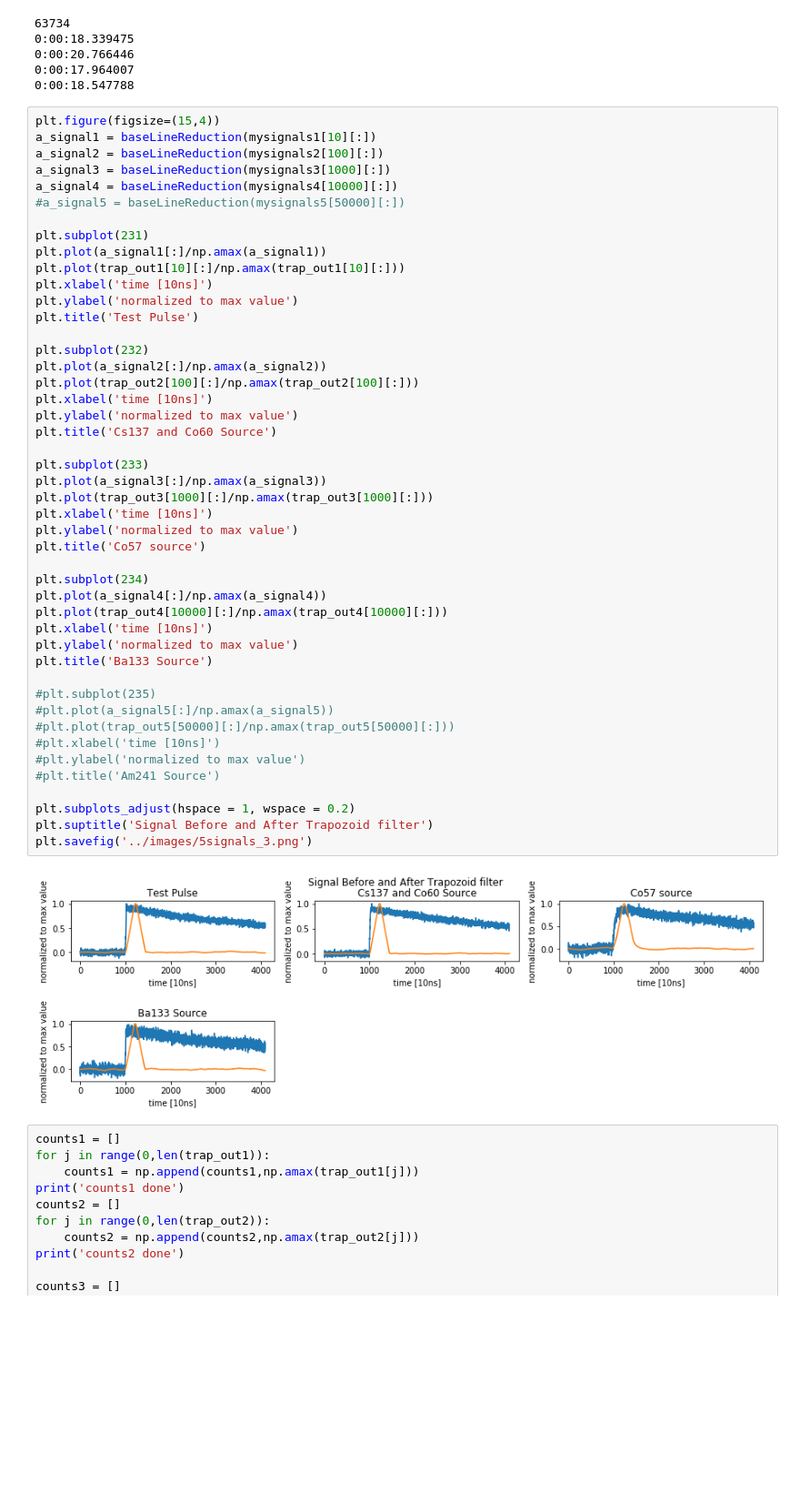
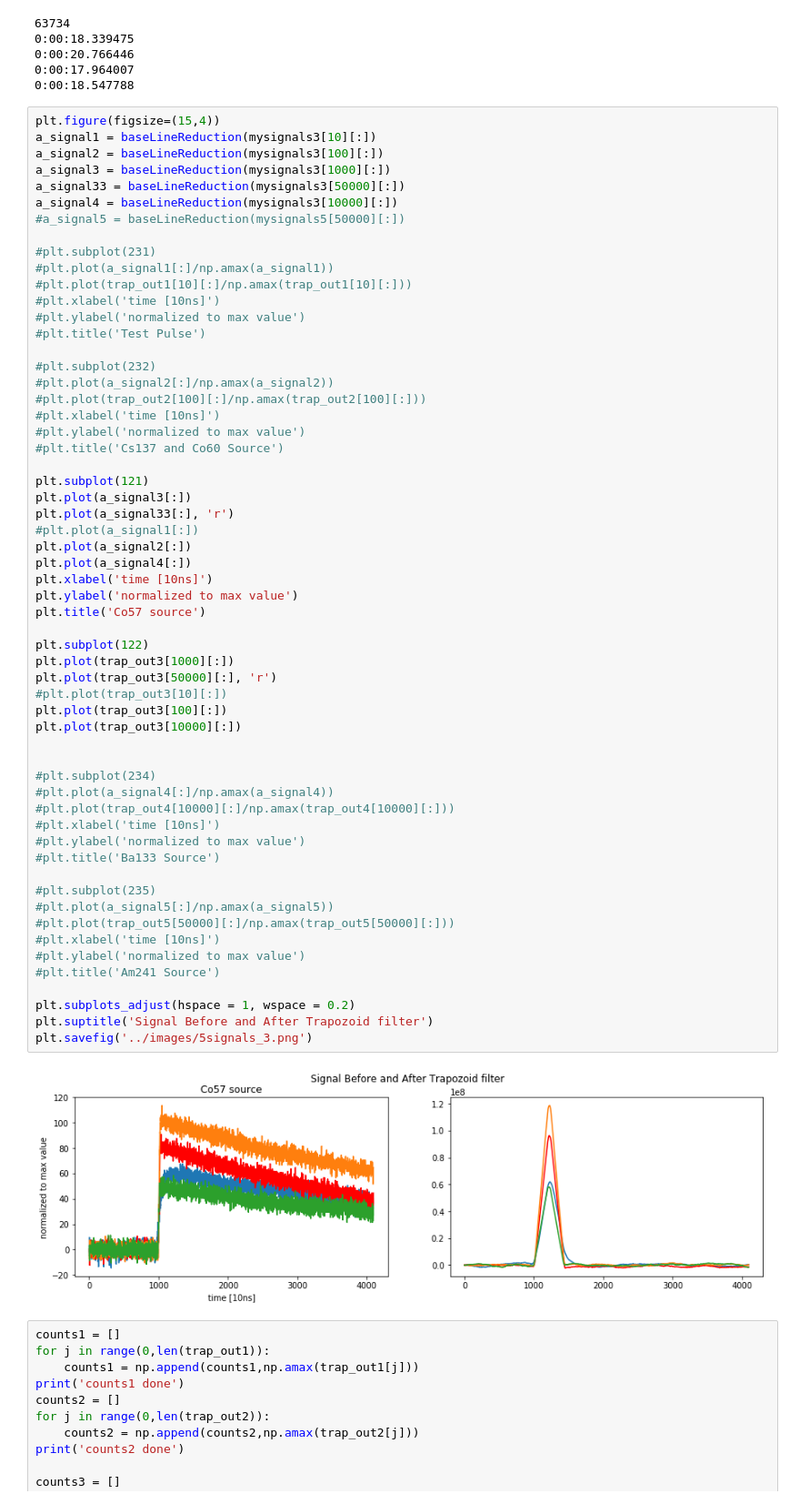
Before and after one commit to NE204-Fall2018/christopher-brand-lab1, a Jupyter notebook: code/ProduceGraphs.ipynb, the cells around one changed output. Shown at 91% size. Drawn from its saved outputs; the diff is of its cells as text; blank space fills up the shorter version.

```diff
--- a/code/ProduceGraphs.ipynb
+++ b/code/ProduceGraphs.ipynb
@@ -172,52 +172,64 @@ trap_out4 = eventsProcess(mysignals4, events, cols)
 0:00:18.547788
 # %%
 plt.figure(figsize=(15,4))
-a_signal1 = baseLineReduction(mysignals1[10][:])
-a_signal2 = baseLineReduction(mysignals2[100][:])
+a_signal1 = baseLineReduction(mysignals3[10][:])
+a_signal2 = baseLineReduction(mysignals3[100][:])
 a_signal3 = baseLineReduction(mysignals3[1000][:])
-a_signal4 = baseLineReduction(mysignals4[10000][:])
+a_signal33 = baseLineReduction(mysignals3[50000][:])
+a_signal4 = baseLineReduction(mysignals3[10000][:])
 #a_signal5 = baseLineReduction(mysignals5[50000][:])
 
-plt.subplot(231)
-plt.plot(a_signal1[:]/np.amax(a_signal1))
-plt.plot(trap_out1[10][:]/np.amax(trap_out1[10][:]))
-plt.xlabel('time [10ns]')
-plt.ylabel('normalized to max value')
-plt.title('Test Pulse')
+#plt.subplot(231)
+#plt.plot(a_signal1[:]/np.amax(a_signal1))
+#plt.plot(trap_out1[10][:]/np.amax(trap_out1[10][:]))
+#plt.xlabel('time [10ns]')
+#plt.ylabel('normalized to max value')
+#plt.title('Test Pulse')
 
-plt.subplot(232)
-plt.plot(a_signal2[:]/np.amax(a_signal2))
-plt.plot(trap_out2[100][:]/np.amax(trap_out2[100][:]))
-plt.xlabel('time [10ns]')
-plt.ylabel('normalized to max value')
-plt.title('Cs137 and Co60 Source')
+#plt.subplot(232)
+#plt.plot(a_signal2[:]/np.amax(a_signal2))
+#plt.plot(trap_out2[100][:]/np.amax(trap_out2[100][:]))
+#plt.xlabel('time [10ns]')
+#plt.ylabel('normalized to max value')
+#plt.title('Cs137 and Co60 Source')
 
-plt.subplot(233)
-plt.plot(a_signal3[:]/np.amax(a_signal3))
-plt.plot(trap_out3[1000][:]/np.amax(trap_out3[1000][:]))
+plt.subplot(121)
+plt.plot(a_signal3[:])
+plt.plot(a_signal33[:], 'r')
+#plt.plot(a_signal1[:])
+plt.plot(a_signal2[:])
+plt.plot(a_signal4[:])
 plt.xlabel('time [10ns]')
 plt.ylabel('normalized to max value')
 plt.title('Co57 source')
 
-plt.subplot(234)
-plt.plot(a_signal4[:]/np.amax(a_signal4))
-plt.plot(trap_out4[10000][:]/np.amax(trap_out4[10000][:]))
-plt.xlabel('time [10ns]')
-plt.ylabel('normalized to max value')
-plt.title('Ba133 Source')
+plt.subplot(122)
+plt.plot(trap_out3[1000][:])
+plt.plot(trap_out3[50000][:], 'r')
+#plt.plot(trap_out3[10][:])
+plt.plot(trap_out3[100][:])
+plt.plot(trap_out3[10000][:])
+
+
+#plt.subplot(234)
+#plt.plot(a_signal4[:]/np.amax(a_signal4))
+#plt.plot(trap_out4[10000][:]/np.amax(trap_out4[10000][:]))
+#plt.xlabel('time [10ns]')
+#plt.ylabel('normalized to max value')
+#plt.title('Ba133 Source')
 
 #plt.subplot(235)
 #plt.plot(a_signal5[:]/np.amax(a_signal5))
 #plt.plot(trap_out5[50000][:]/np.amax(trap_out5[50000][:]))
 #plt.xlabel('time [10ns]')
 #plt.ylabel('normalized to max value')
 #plt.title('Am241 Source')
 
 plt.subplots_adjust(hspace = 1, wspace = 0.2)
 plt.suptitle('Signal Before and After Trapozoid filter')
 plt.savefig('../images/5signals_3.png')
 # %% [output]
-[figure, old version]
+[figure, new version]
 # %%
 counts1 = []
 for j in range(0,len(trap_out1)):
```
Also changed, not shown: parts of 1 cell of this notebook, 9 other files.
